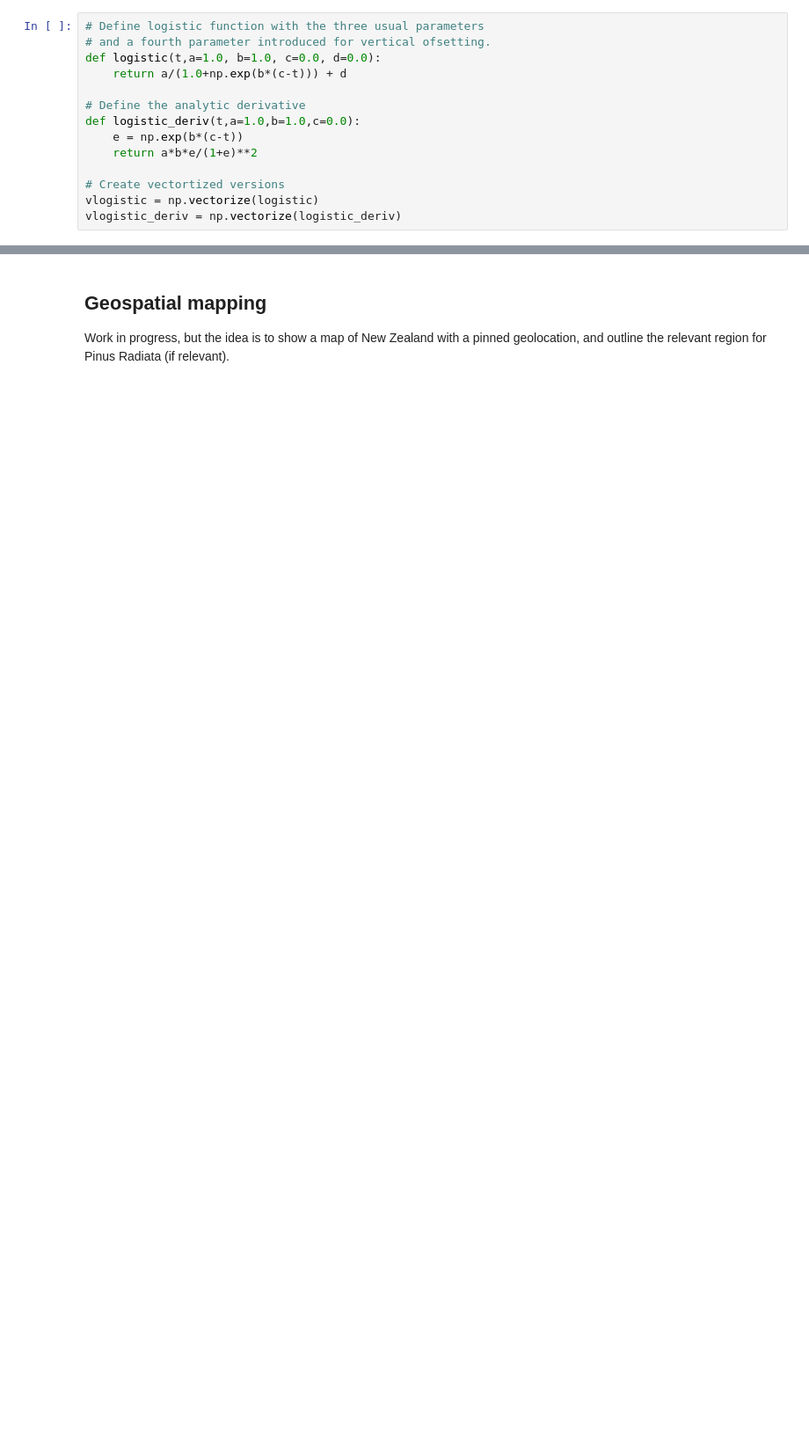
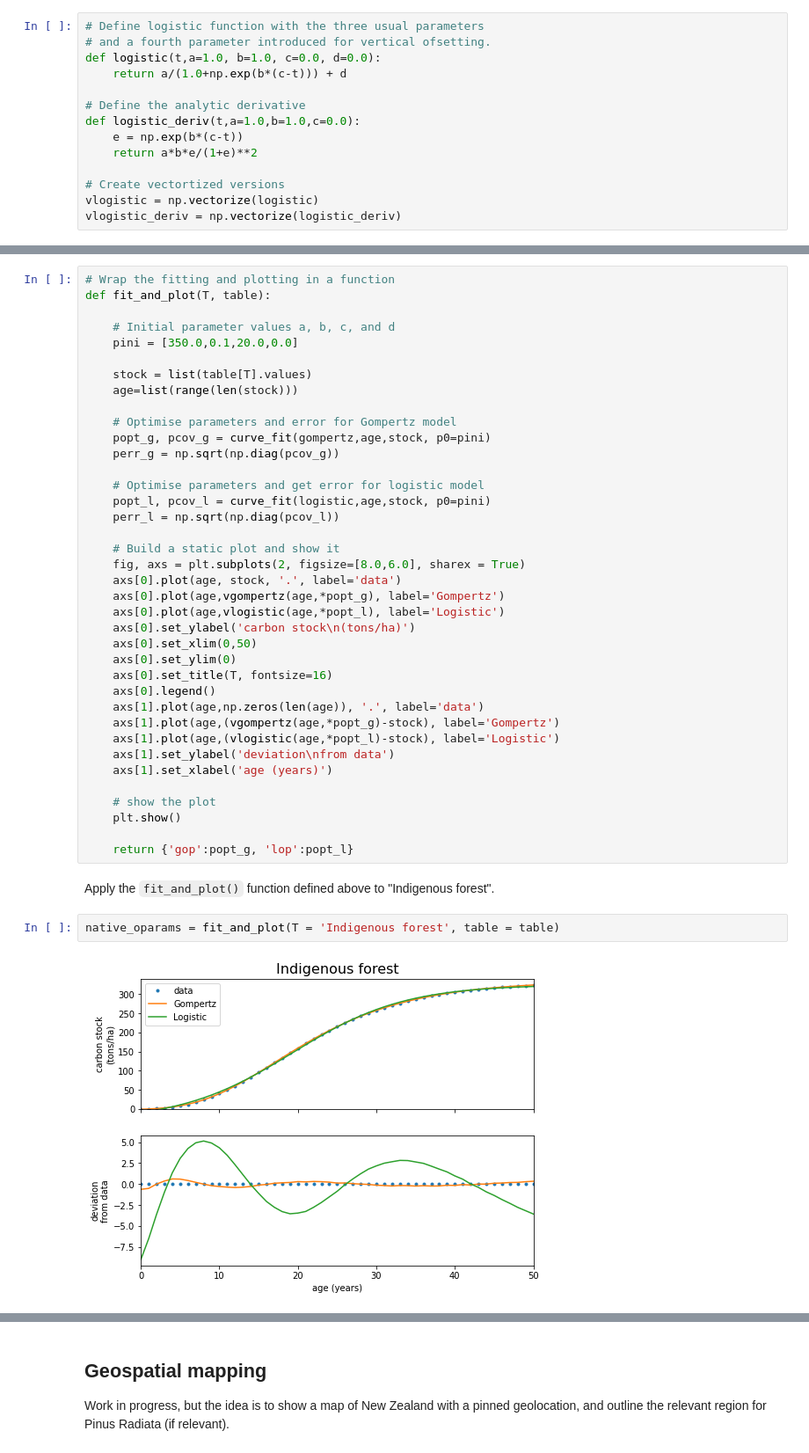
Before and after one commit to dmitrische/look-up-tables, a Jupyter notebook: iplot-mpi-tables.ipynb, the cells around one changed output, grey strips where cells are left out. Shown: that part at 88% size. Saved outputs shown, nothing was run; the diff lists cells and outputs as text; blank space fills up the shorter version.

Commit message:
fitted models to data

```diff
--- a/iplot-mpi-tables.ipynb
+++ b/iplot-mpi-tables.ipynb
@@ -272,0 +311,44 @@ Work in progress...
+# %%
+# Wrap the fitting and plotting in a function
+def fit_and_plot(T, table):
+
+    # Initial parameter values a, b, c, and d
+    pini = [350.0,0.1,20.0,0.0]
+
+    stock = list(table[T].values)
+    age=list(range(len(stock)))
+
+    # Optimise parameters and error for Gompertz model
+    popt_g, pcov_g = curve_fit(gompertz,age,stock, p0=pini)
+    perr_g = np.sqrt(np.diag(pcov_g))
+
+    # Optimise parameters and get error for logistic model
+    popt_l, pcov_l = curve_fit(logistic,age,stock, p0=pini)
+    perr_l = np.sqrt(np.diag(pcov_l))
+
+    # Build a static plot and show it
+    fig, axs = plt.subplots(2, figsize=[8.0,6.0], sharex = True)
+    axs[0].plot(age, stock, '.', label='data')
+    axs[0].plot(age,vgompertz(age,*popt_g), label='Gompertz')
+    axs[0].plot(age,vlogistic(age,*popt_l), label='Logistic')
+    axs[0].set_ylabel('carbon stock\n(tons/ha)')
+    axs[0].set_xlim(0,50)
+    axs[0].set_ylim(0)
+    axs[0].set_title(T, fontsize=16)
+    axs[0].legend()
+    axs[1].plot(age,np.zeros(len(age)), '.', label='data')
+    axs[1].plot(age,(vgompertz(age,*popt_g)-stock), label='Gompertz')
+    axs[1].plot(age,(vlogistic(age,*popt_l)-stock), label='Logistic')
+    axs[1].set_ylabel('deviation\nfrom data')
+    axs[1].set_xlabel('age (years)')
+
+    # show the plot
+    plt.show()
+
+    return {'gop':popt_g, 'lop':popt_l}
+# %% [markdown]
+Apply the ``fit_and_plot()`` function defined above to "Indigenous forest".
+# %%
+native_oparams = fit_and_plot(T = 'Indigenous forest', table = table)
+# %% [output]
+[figure, added]
```
Also changed, not shown: parts of 23 cells of this notebook, 1 other file.
